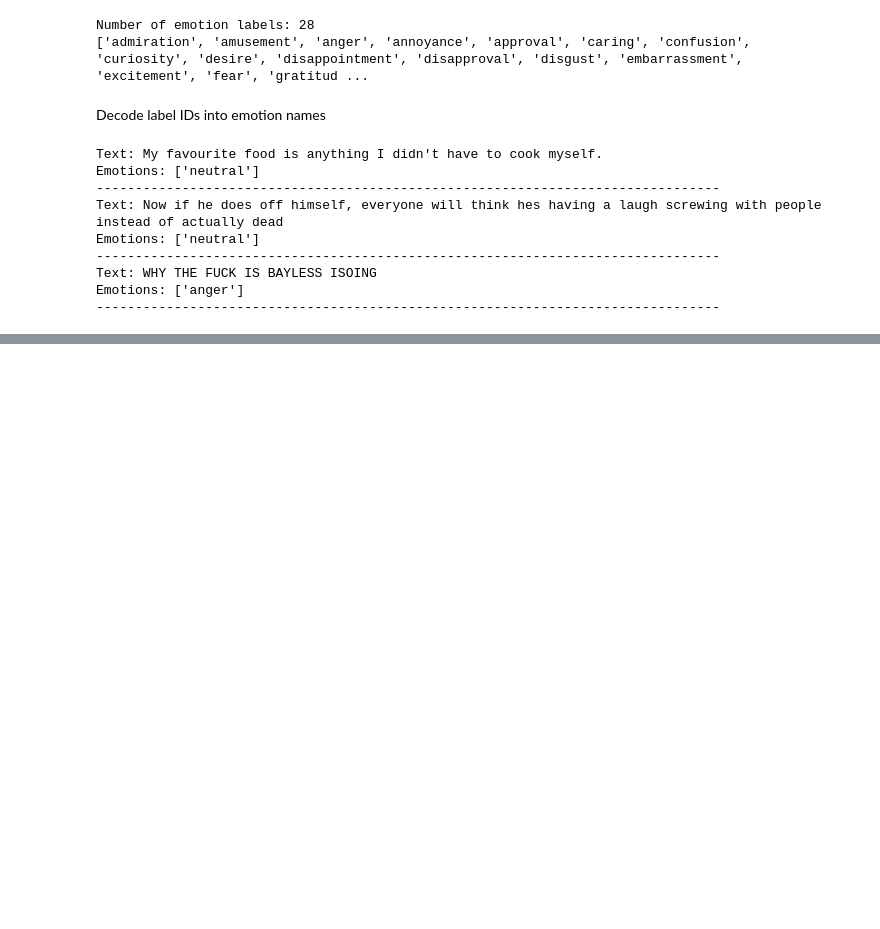
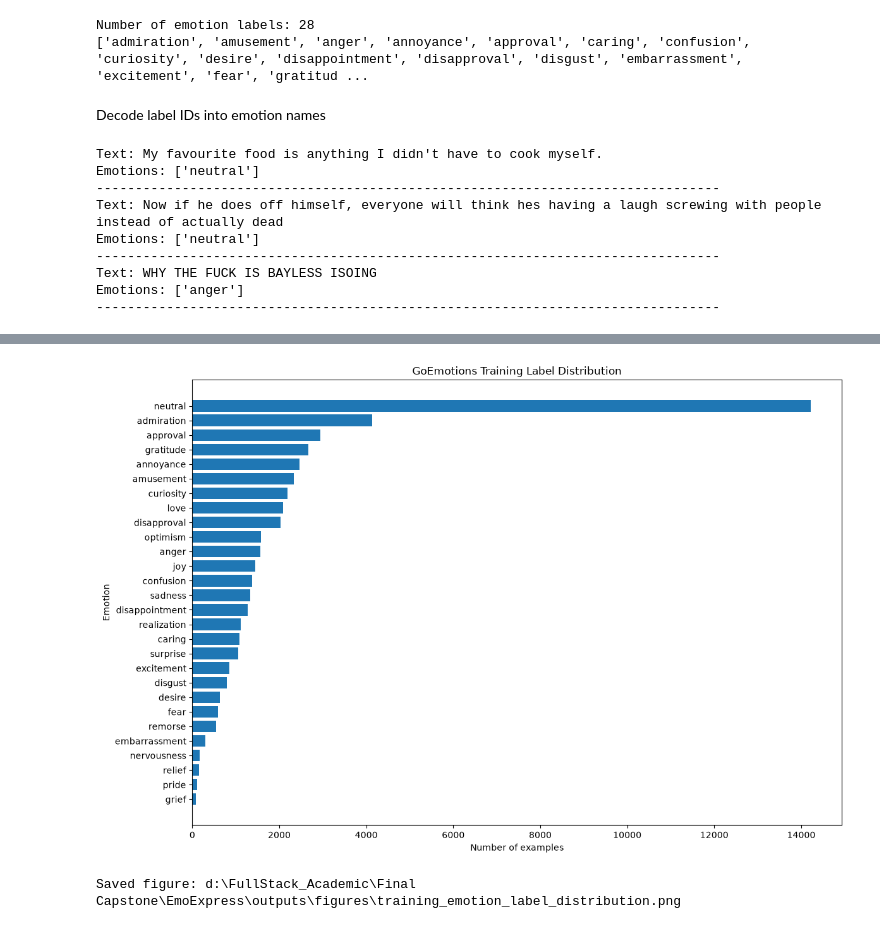
Before and after one commit to nelsonKat0522/AI_EmotionExpress, a Jupyter notebook: notebooks/00_Data_Exploration_and_Preprocessing.ipynb, the cells around one changed output, grey strips where cells are left out. Saved outputs shown, nothing was run; the diff lists cells and outputs as text; code cells hidden in the pictures; blank space fills up the shorter version.

Commit message:
Update Data Exploration and Preprocessing Data

```diff
--- a/notebooks/00_Data_Exploration_and_Preprocessing.ipynb
+++ b/notebooks/00_Data_Exploration_and_Preprocessing.ipynb
@@ -143,0 +358,17 @@ Emotions: ['anger']
+# %%
+def calculate_emotion_counts(dataframe: pd.DataFrame) -> pd.DataFrame:
+    all_emotions = [emotion for emotions in dataframe["emotion_names"] for emotion in emotions]
+
+    counts = Counter(all_emotions)
+
+    emotion_counts_df = pd.DataFrame(
+        {
+            "emotion": list(counts.keys()),
+            "count": list(counts.values()),
+        }
+    )
+
+    return emotion_counts_df.sort_values("count", ascending=False).reset_index(drop=True)
+# %%
+train_emotion_counts = calculate_emotion_counts(train_df)
+train_emotion_counts
@@ -143,0 +393,19 @@ Emotions: ['anger']
+# %%
+plt.figure(figsize=(12, 8))
+
+plt.barh(train_emotion_counts["emotion"], train_emotion_counts["count"])
+
+plt.title("GoEmotions Training Label Distribution")
+plt.xlabel("Number of examples")
+plt.ylabel("Emotion")
+plt.gca().invert_yaxis()
+plt.tight_layout()
+
+figure_path = FIGURE_DIR / "training_emotion_label_distribution.png"
+plt.savefig(figure_path, dpi=300)
+plt.show()
+
+print("Saved figure:", figure_path)
+# %% [output]
+[figure, added]
+Saved figure: d:\FullStack_Academic\Final Capstone\EmoExpress\outputs\figures\training_emotion_label_distribution.png
```
Also changed, not shown: parts of 48 cells of this notebook, 8 other files.
